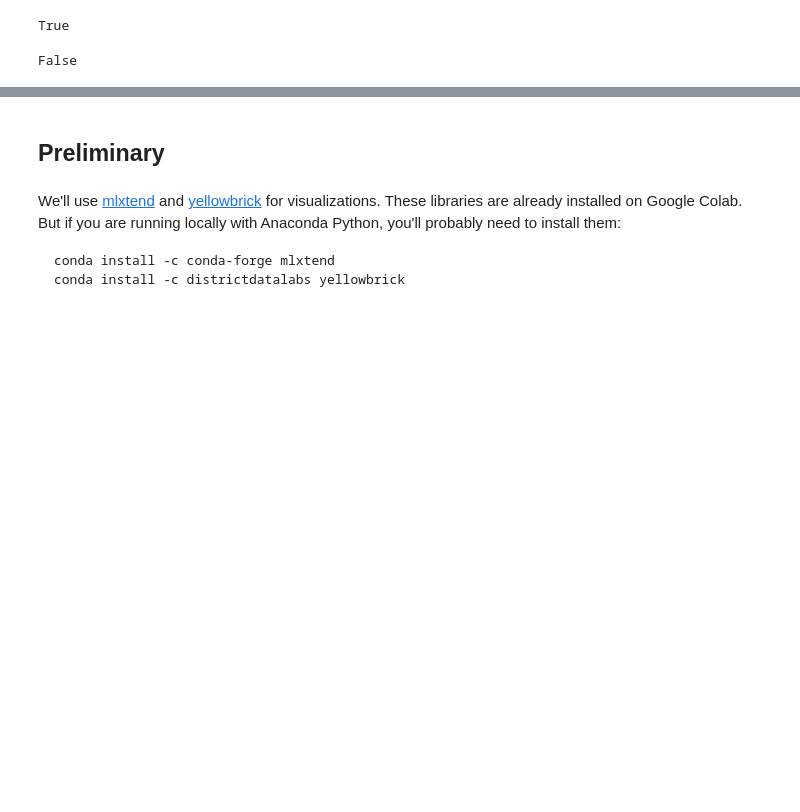
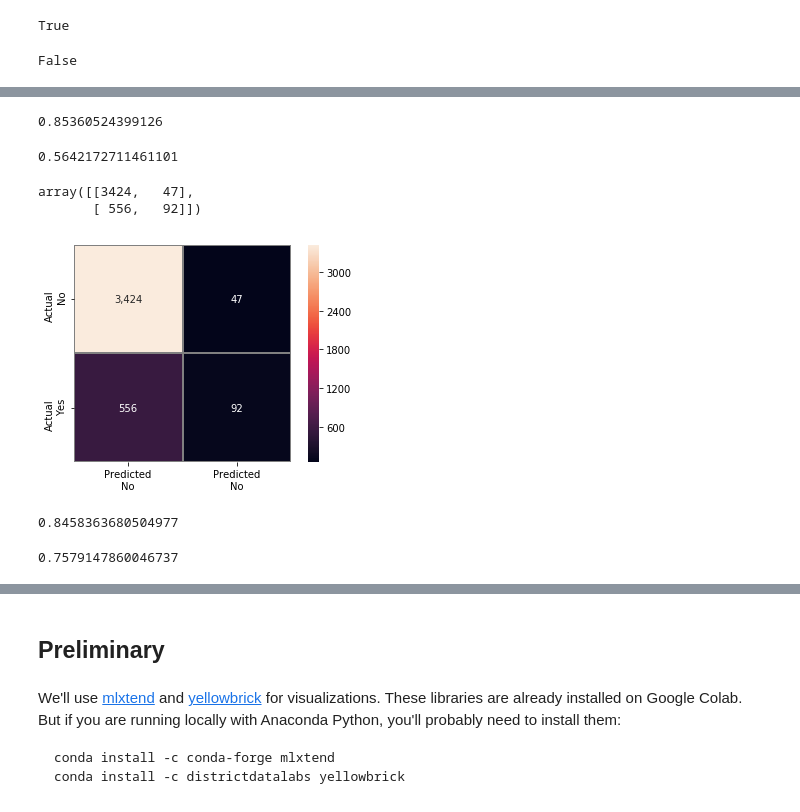
Before and after one commit to LambdaSchool/DS-Unit-2-Sprint-4-Model-Validation, a Jupyter notebook: LS_DS_242_Validate_classification_assignment_tuesday.ipynb, the cells around one changed output, grey strips where cells are left out. Drawn from its saved outputs; the diff is of its cells as text; code cells hidden in the pictures; blank space fills up the shorter version.

```diff
--- a/LS_DS_242_Validate_classification_assignment_tuesday.ipynb
+++ b/LS_DS_242_Validate_classification_assignment_tuesday.ipynb
@@ -155,0 +143,3 @@ df_sample.head()
+# %%
+X_train, X_val, X_test, y_train, y_val, y_test = train_validation_test_split(
+X, y, shuffle=False)
@@ -155,0 +213,45 @@ df_sample.head()
+# %%
+#here we didn't do anything with the class
+#just as it is
+import category_encoders as ce
+from sklearn.preprocessing import StandardScaler
+from sklearn.pipeline import make_pipeline
+
+pipeline = make_pipeline(
+    ce.OneHotEncoder(use_cat_names=True),
+    StandardScaler(),
+    LogisticRegression(solver='lbfgs'))
+
+pipeline.fit(X_train, y_train)
+y_pred = pipeline.predict(X_val)
+# %%
+accuracy_score(y_val, y_pred)
+# %% [output]
+0.85360524399126
+# %%
+roc_auc_score(y_val, y_pred)
+# %% [output]
+0.5642172711461101
+# %%
+from sklearn.metrics import confusion_matrix
+confusion_matrix(y_val, y_pred)
+# %% [output]
+array([[3424,   47],
+       [ 556,   92]])
+# %%
+%matplotlib inline
+import matplotlib.pyplot as plt
+import seaborn as sns
+
+def confusion_viz(y_true, y_pred):
+    matrix = confusion_matrix(y_true, y_pred)
+    return sns.heatmap(matrix, annot=True,
+                      fmt=',', linewidths=1, linecolor='grey',
+                      square=True,
+                      xticklabels=['Predicted\nNo', 'Predicted\nNo'],
+                      yticklabels=['Actual\nNo', 'Actual\nYes'])
+# %%
+#this is our actual confusion matrix
+confusion_viz(y_val, y_pred);
+# %% [output]
+[figure, added]
@@ -155,0 +267,8 @@ df_sample.head()
+# %%
+accuracy_score(y_val, y_pred)
+# %% [output]
+0.8458363680504977
+# %%
+roc_auc_score(y_val, y_pred)
+# %% [output]
+0.7579147860046737
```
Also changed, not shown: parts of 53 cells of this notebook.
